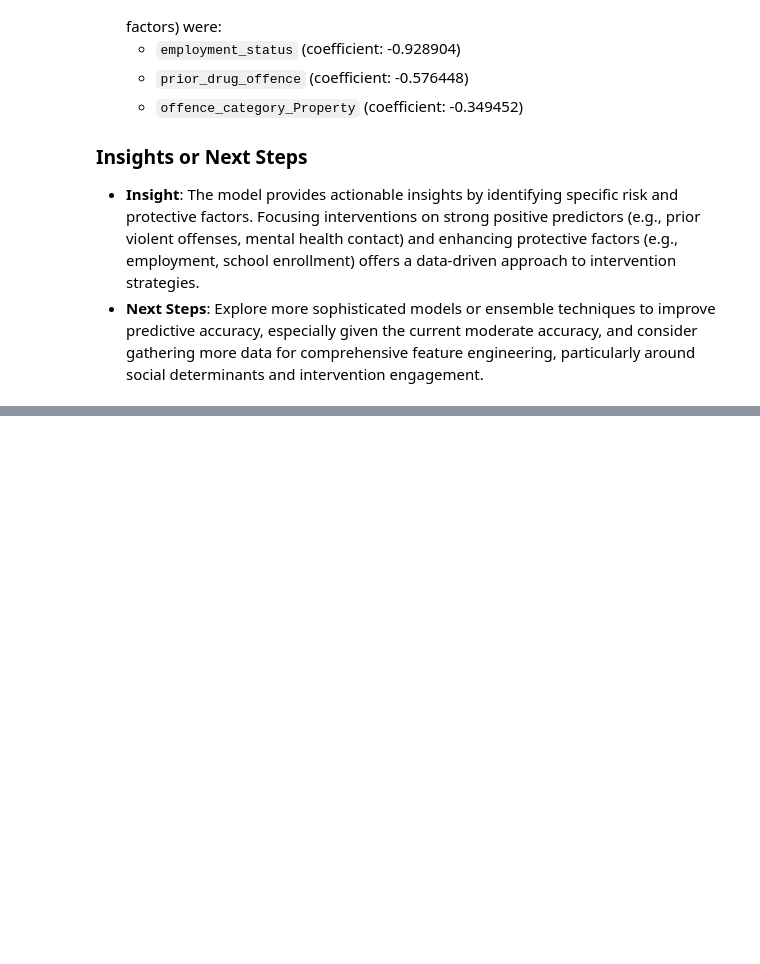
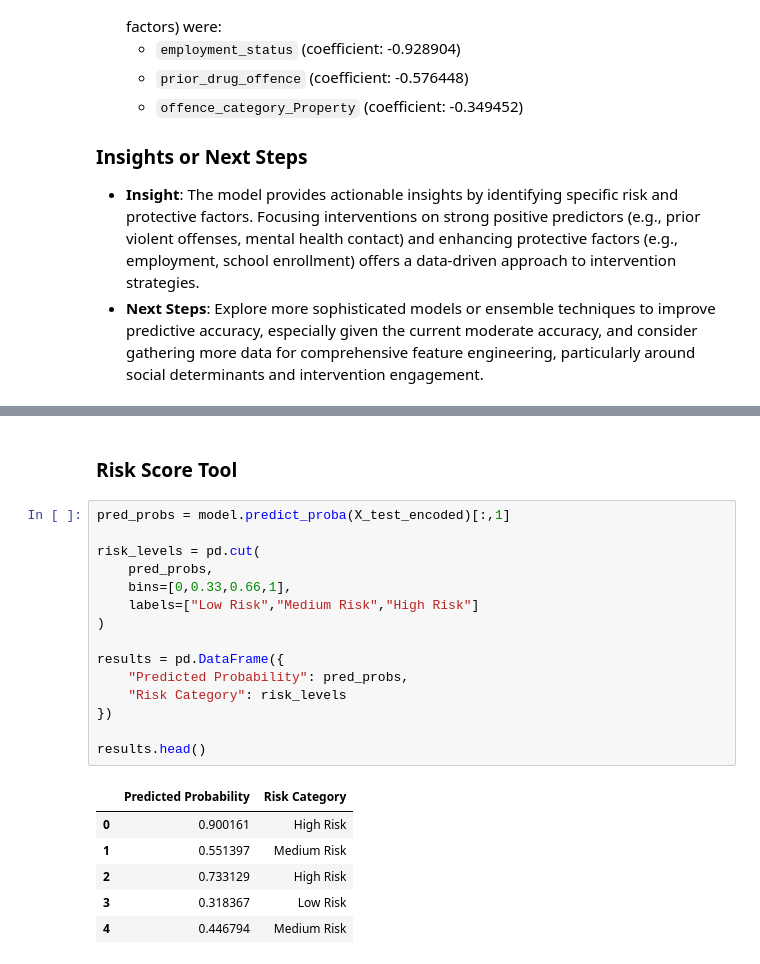
Before and after one commit to Franchertz/Project-Release, a Jupyter notebook: New_Updated_Project.ipynb, the cells around one changed output, grey strips where cells are left out. Cells and saved outputs as stored; diff of their text form; blank space fills up the shorter version.

```diff
--- a/New_Updated_Project.ipynb
+++ b/New_Updated_Project.ipynb
@@ -728,0 +789,24 @@ Insights gained from the model can be applied to achieve early risk identificati
+# %% [markdown]
+### **Risk Score Tool**
+# %%
+pred_probs = model.predict_proba(X_test_encoded)[:,1]
+
+risk_levels = pd.cut(
+    pred_probs,
+    bins=[0,0.33,0.66,1],
+    labels=["Low Risk","Medium Risk","High Risk"]
+)
+
+results = pd.DataFrame({
+    "Predicted Probability": pred_probs,
+    "Risk Category": risk_levels
+})
+
+results.head()
+# %% [output]
+|  | Predicted Probability | Risk Category |
+| 0 | 0.900161 | High Risk |
+| 1 | 0.551397 | Medium Risk |
+| 2 | 0.733129 | High Risk |
+| 3 | 0.318367 | Low Risk |
+| 4 | 0.446794 | Medium Risk |
```
Also changed, not shown: parts of 17 cells of this notebook.
